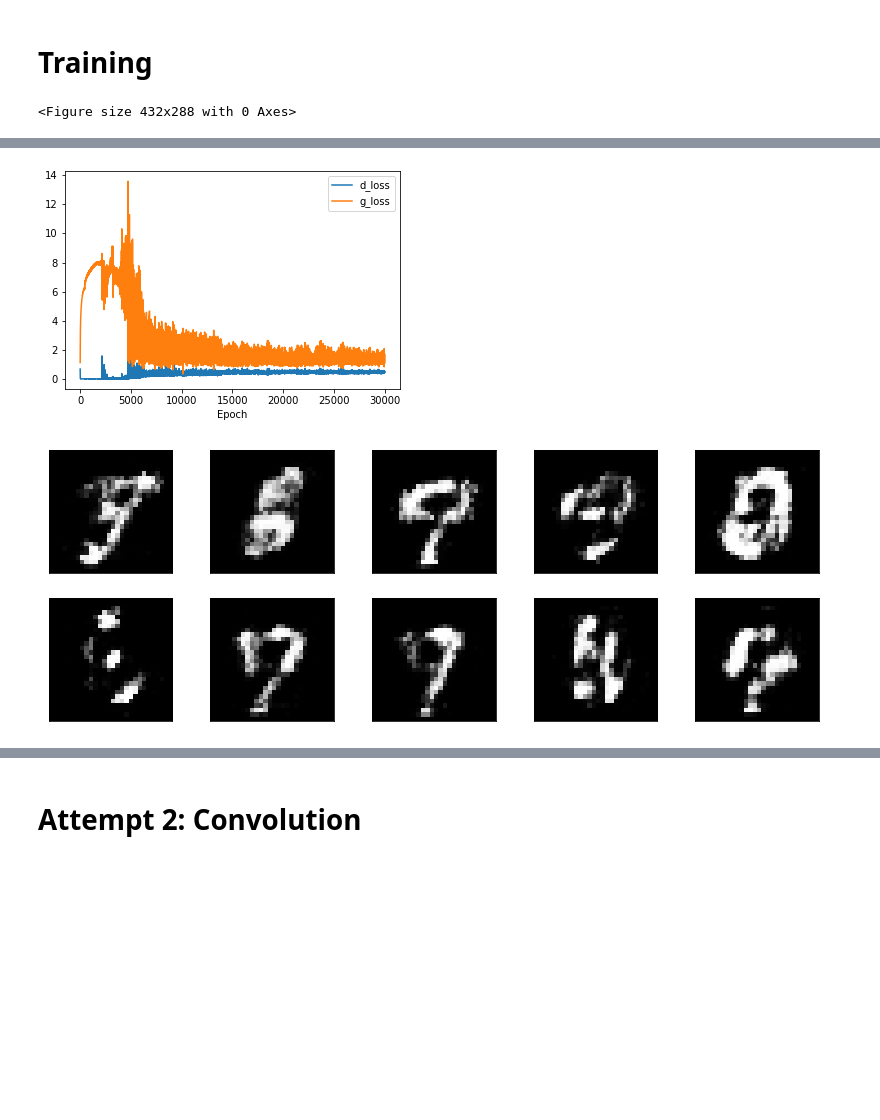
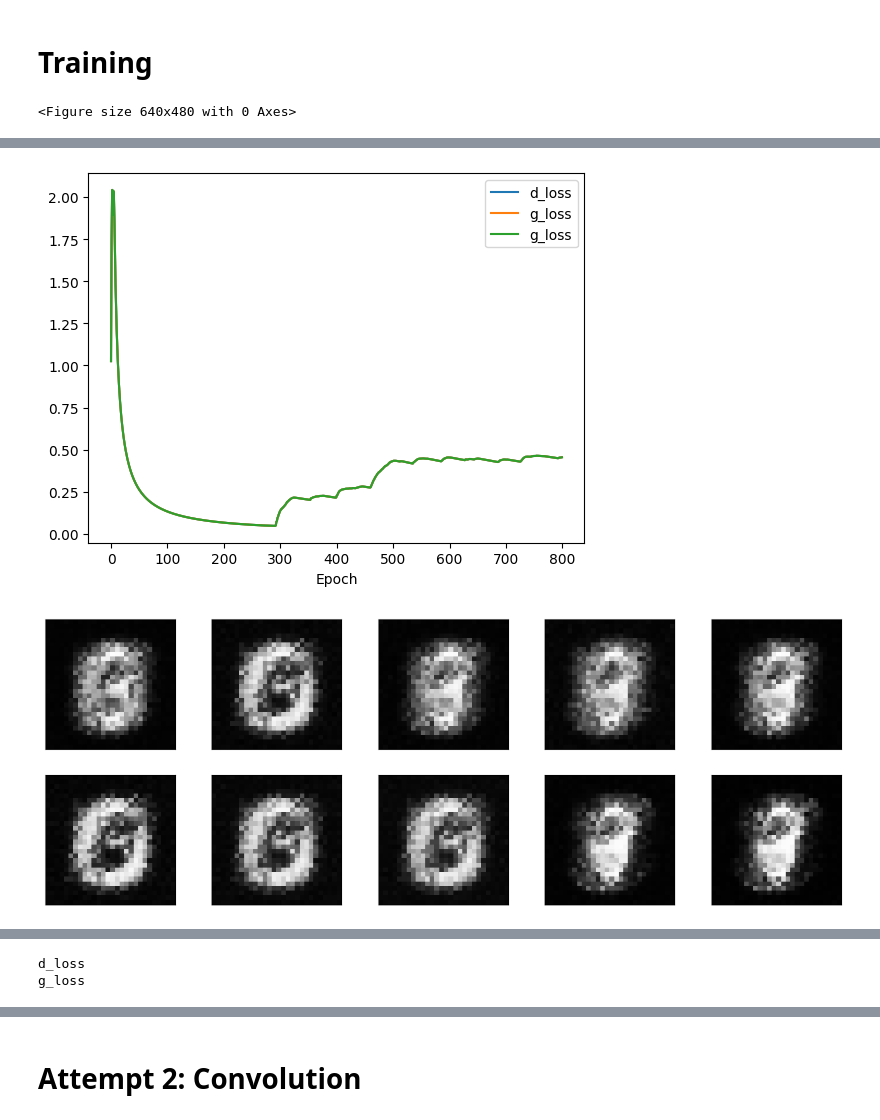
Before and after one commit to peterjsadowski/keras_tutorial, a Jupyter notebook: 3_keras_mnist_GAN.ipynb, the cells around one changed output, grey strips where cells are left out. Cells and saved outputs as stored; diff of their text form; code cells hidden in the pictures; blank space fills up the shorter version.

Commit message:
The new tensorflow updates caused some problems. Plot only shows one of the losses (need to debug this). But otherwise seems to learn.

```diff
--- a/3_keras_mnist_GAN.ipynb
+++ b/3_keras_mnist_GAN.ipynb
@@ -61,7 +58,7 @@ Testing Y matrix shape (10000, 10)
 # Define Keras Model
 # %%
 # Model
-def define_generator(ndense=1, nhid=100, lr=1e-3, act='relu', mom=0.9, dropout=0.0, input_shape=20):
+def define_generator(ndense=1, nhid=100, learning_rate=1e-3, act='relu', mom=0.9, dropout=0.0, input_shape=20):
     # Define 'generator' that predicts sig vs bg from features.
     input_shape = input_shape # Number of inputs to generator (random numbers)
     output_shape= 784
@@ -75,11 +72,11 @@ def define_generator(ndense=1, nhid=100, lr=1e-3, act='relu', mom=0.9, dropout=0
         x = BatchNormalization()(x)
     output    = Dense(units=output_shape, activation='sigmoid', name='output')(x)
     generator = Model(input, output)
-    opt       = Adam(lr=lr, beta_1=mom)
-    generator.compile(loss='binary_crossentropy', optimizer=opt)
+    opt       = Adam(learning_rate=learning_rate, beta_1=mom)
+    #generator.compile(loss='binary_crossentropy', optimizer=opt)
     return generator
 
-def define_discriminator(ndense=1, nhid=100, act='relu', lr=1e-3, mom=0.9, decay=0.0, dropout=0.0):
+def define_discriminator(ndense=1, nhid=100, act='relu', learning_rate=1e-3, mom=0.9, decay=0.0, dropout=0.0):
     # Define 'discriminator' that predicts whether input is generated vs. real.
     input_shape = 784
     output_shape= 1
@@ -93,7 +90,7 @@ def define_discriminator(ndense=1, nhid=100, act='relu', lr=1e-3, mom=0.9, decay
     output = Dense(units=output_shape, activation='sigmoid')(x)
     discriminator = Model(input, output)
     #opt       = Adam(lr=lr, beta_1=mom)
-    opt = SGD(lr=lr,momentum=mom,decay=decay)
+    opt = SGD(learning_rate=learning_rate,momentum=mom,decay=decay)
     discriminator.compile(loss='binary_crossentropy', optimizer=opt)
     return discriminator
 
@@ -122,27 +119,32 @@ def plot_gen(generator, input_shape):
 # Training
 # %%
 num_epochs  = 10000  *3
-plt_frq     = 500
+plt_frq     = 100
 batchsize   = 100
 input_shape = 10 # Number of random inputs to generator.
-lr          = .01
+learning_rate  = .05
 momgen      = 0.
 momdisc     = 0.
 clipnorm    = 1.
 decay     =   1e-5
 
 generator     = define_generator(ndense=4, nhid=100, act='tanh', input_shape=input_shape)
-discriminator = define_discriminator(ndense=2, nhid=20, act='tanh', lr=lr*10, mom=momdisc,decay=decay) #, clipnorm=clipnorm)
+discriminator = define_discriminator(ndense=2, nhid=100, act='tanh',
+  learning_rate=learning_rate*10, mom=momdisc, decay=decay) #, clipnorm=clipnorm)
 discriminator.trainable = False
 gan           = Sequential(layers=[generator, discriminator])
-gan.compile(loss='binary_crossentropy', optimizer=SGD(lr=lr, momentum=momgen, decay=decay, clipnorm=clipnorm))
+optimizer = SGD(learning_rate=learning_rate, momentum=momgen, decay=decay, clipnorm=clipnorm)
+gan.compile(loss='binary_crossentropy', optimizer=optimizer)
 
-history = defaultdict(list)
+%history = defaultdict(list)
+history = {"d_loss":[], "g_loss":[]}
 for epoch in tqdm(range(num_epochs)):
 
     # Generate images.
     noisebatch = np.random.uniform(-1, 1, size=[batchsize,input_shape])
-    generated  = generator.predict(noisebatch)
+    noisebatch_data = tf.data.Dataset.from_tensor_slices(noisebatch)
+    noisebatch_data = noisebatch_data.batch(batch_size=batchsize)
+    generated  = generator.predict(noisebatch_data)
 
     # Update discriminator.
     databatch  = X_train[np.random.randint(0,X_train.shape[0], size=batchsize), :]
@@ -166,4 +168,4 @@ for epoch in tqdm(range(num_epochs)):
         plot_loss(history)
         plot_gen(generator, input_shape=input_shape)
 # %% [output]
-<Figure size 432x288 with 0 Axes>
+<Figure size 640x480 with 0 Axes>
@@ -170,2 +173,2 @@ for epoch in tqdm(range(num_epochs)):
-[figure, old version]
+[figure, new version]
-[figure, old version]
+[figure, new version]
@@ -171,0 +184,6 @@ for epoch in tqdm(range(num_epochs)):
+# %%
+for k in history.keys():
+  print(k)
+# %% [output]
+d_loss
+g_loss
```
Also changed, not shown: parts of 6 cells of this notebook.
